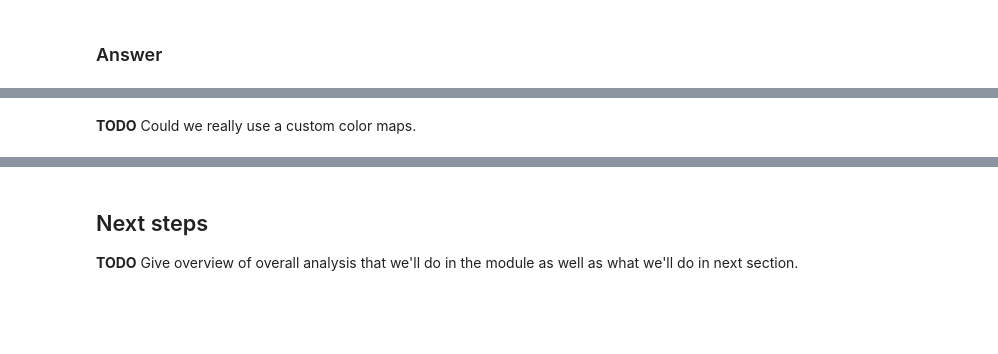
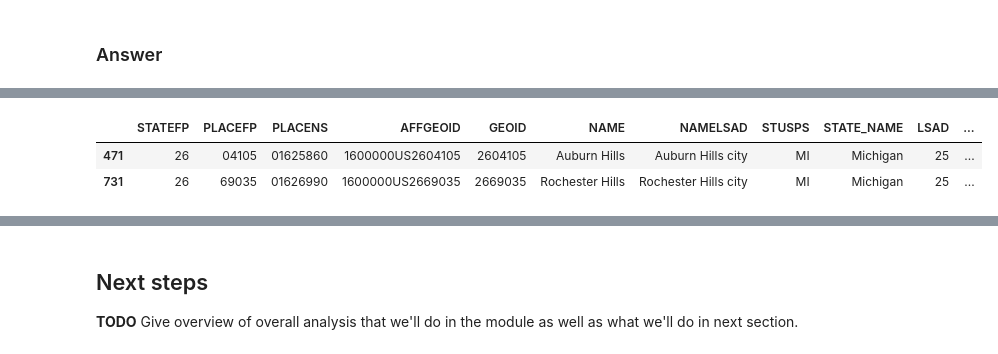
Before and after one commit to misken/geonewb_python, a Jupyter notebook: notebooks/ou_land_use_02_vectorintro.ipynb, the cells around one changed output, grey strips where cells are left out. Saved outputs shown, nothing was run; the diff lists cells and outputs as text; code cells hidden in the pictures; blank space fills up the shorter version.

```diff
--- a/notebooks/ou_land_use_02_vectorintro.ipynb
+++ b/notebooks/ou_land_use_02_vectorintro.ipynb
@@ -274,2 +25,7 @@ plt.show()
-# %% [markdown]
-**TODO** Could we really use a custom color maps.
+# %%
+ou_places_gdf = mi_places_gdf.query('NAME == "Auburn Hills" or NAME == "Rochester Hills"')
+ou_places_gdf
+# %% [output]
+|  | STATEFP | PLACEFP | PLACENS | AFFGEOID | GEOID | NAME | NAMELSAD | STUSPS | STATE_NAME | LSAD | ... |
+| 471 | 26 | 04105 | 01625860 | 1600000US2604105 | 2604105 | Auburn Hills | Auburn Hills city | MI | Michigan | 25 | ... |
+| 731 | 26 | 69035 | 01626990 | 1600000US2669035 | 2669035 | Rochester Hills | Rochester Hills city | MI | Michigan | 25 | ... |
```
Also changed, not shown: parts of 69 cells of this notebook, 2 other files.
